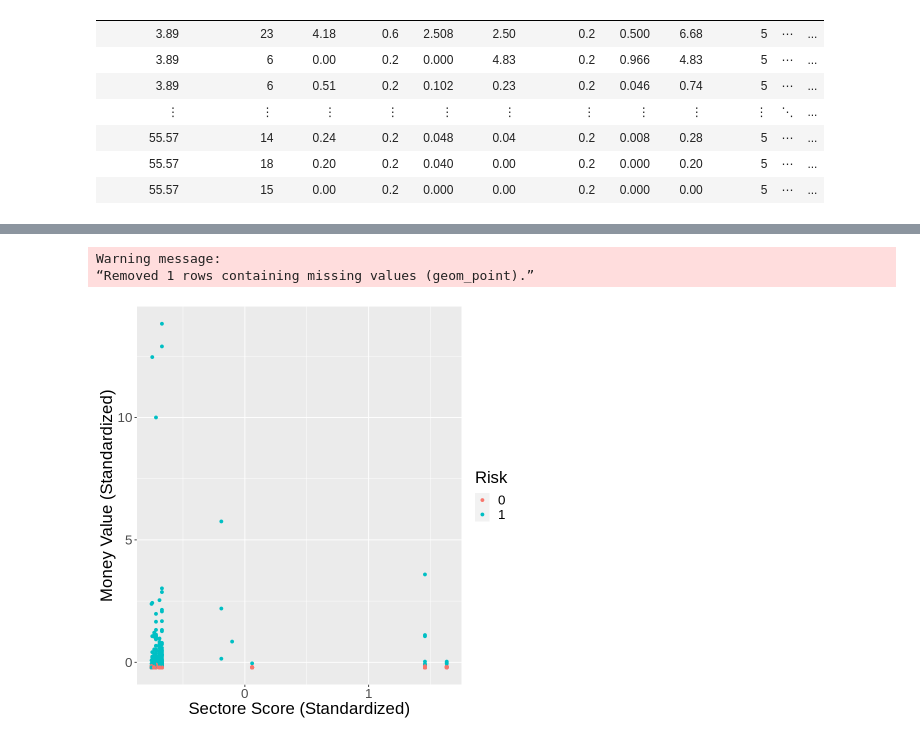
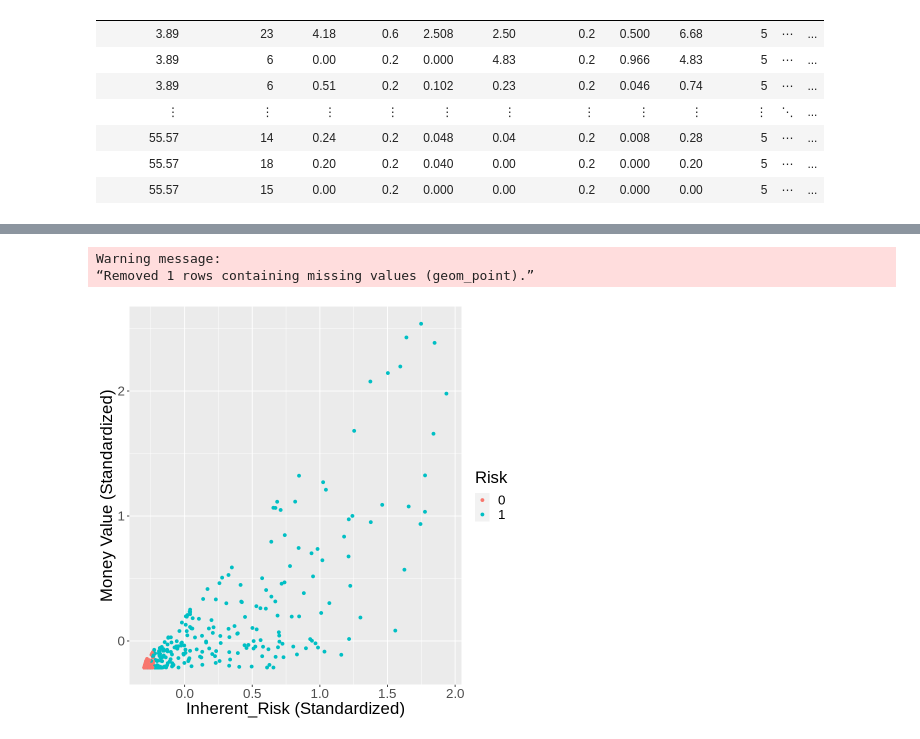
Before and after one commit to Leoliuubc/dsci-100-project-group43, a Jupyter notebook: group_proposal.ipynb, the cells around one changed output, grey strips where cells are left out. Saved outputs shown, nothing was run; the diff lists cells and outputs as text; code cells hidden in the pictures.

Commit message:
change scale method and plot

```diff
--- a/group_proposal.ipynb
+++ b/group_proposal.ipynb
@@ -54,8 +54,15 @@ A spec_tbl_df: 776 × 27
 | 55.57 | 15 | 0.00 | 0.2 | 0.000 | 0.00 | 0.2 | 0.000 | 0.00 | 5 | ⋯ | ... |
 # %%
 risk_data <- audit_risk |>
-                select(LOCATION_ID,Sector_score,Money_Value,History,District_Loss,contains("Risk")) |>
-                mutate(Sector_score = (Sector_score-mean(Sector_score, na.rm = TRUE))/sd(Sector_score, na.rm = TRUE)) |>
-                mutate(Money_Value = (Money_Value-mean(Money_Value, na.rm = TRUE))/sd(Money_Value, na.rm = TRUE))
-risk_data
+                select(LOCATION_ID,Sector_score,Money_Value,History,District_Loss,contains("Risk"))
+
+risk_data_recipe <- recipe(Risk ~ Sector_score + Money_Value + District_Loss + Risk_A + Risk_B + Risk_C + Risk_D + RiSk_E + Risk_F + Inherent_Risk + CONTROL_RISK + Detection_Risk + Audit_Risk, data = risk_data) |>
+                        step_scale(all_predictors()) |>
+                        step_center(all_predictors())
+risk_data_scaled <- risk_data_recipe |>
+                            prep() |>
+                            bake(risk_data) |>
+                            filter(Inherent_Risk <= 2)
+
+risk_data_scaled
 # %% [output]
@@ -72,11 +81,11 @@ A tibble: 776 × 16
 # %%
-risk_plot <- risk_data |>
-                ggplot(aes(x = Sector_score, y = Money_Value, color = as_factor(Risk))) +
+risk_plot <- risk_data_scaled |>
+                ggplot(aes(x = Inherent_Risk, y = Money_Value, color = as_factor(Risk))) +
                 geom_point() +
-                labs(x = "Sectore Score (Standardized)", y = "Money Value (Standardized)", color = "Risk") +
+                labs(x = "Inherent_Risk (Standardized)", y = "Money Value (Standardized)", color = "Risk") +
                 theme(text = element_text(size = 20))
 risk_plot
 # %% [output]
 Warning message:
 “Removed 1 rows containing missing values (geom_point).”
-[figure, old version]
+[figure, new version]
```
Also changed, not shown: parts of 4 cells of this notebook.
